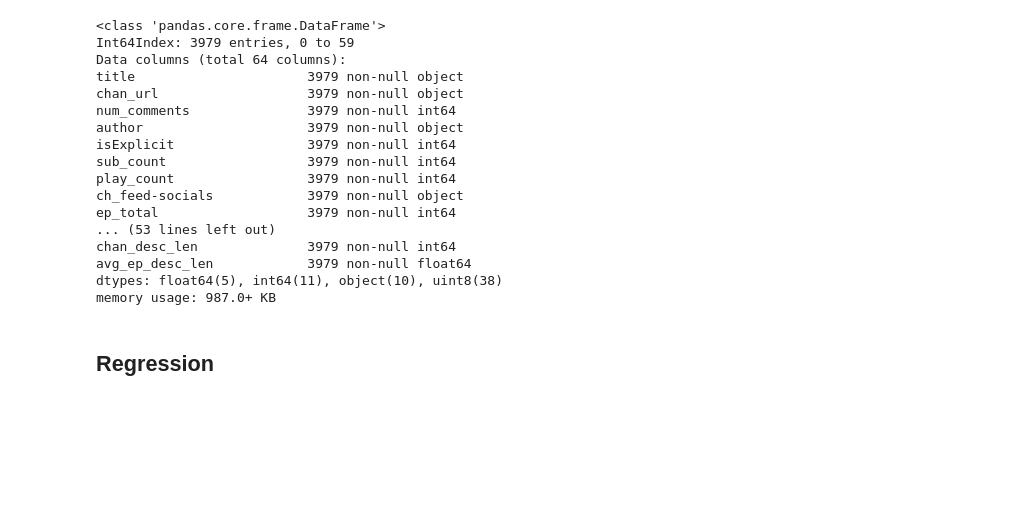
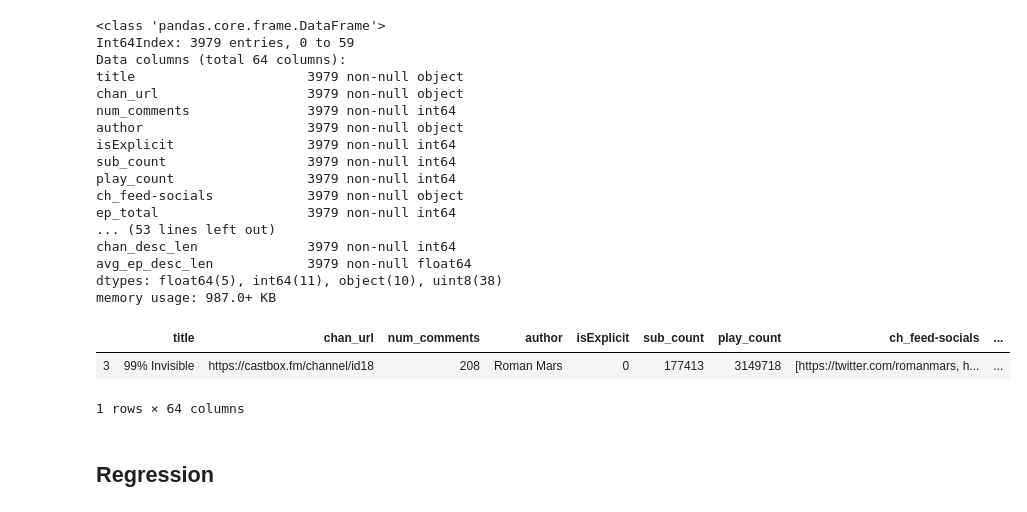
Before and after one commit to thomkav/regression-podcast-popularity, a Jupyter notebook: notebooks/regression.ipynb, the cells around one changed output. Saved outputs shown, nothing was run; the diff lists cells and outputs as text; code cells hidden in the pictures; blank space fills up the shorter version.

```diff
--- a/notebooks/regression.ipynb
+++ b/notebooks/regression.ipynb
@@ -237,6 +237,12 @@ chan_desc_len              3979 non-null int64
 avg_ep_desc_len            3979 non-null float64
 dtypes: float64(5), int64(11), object(10), uint8(38)
 memory usage: 987.0+ KB
+# %%
+reg_df[reg_df.title=='99% Invisible']
+# %% [output]
+|  | title | chan_url | num_comments | author | isExplicit | sub_count | play_count | ch_feed-socials | ... |
+| 3 | 99% Invisible | https://castbox.fm/channel/id18 | 208 | Roman Mars | 0 | 177413 | 3149718 | [https://twitter.com/romanmars, h... | ... |
+1 rows × 64 columns
 # %% [markdown]
 ## Regression
 # %%
```
Also changed, not shown: 7 other files.
